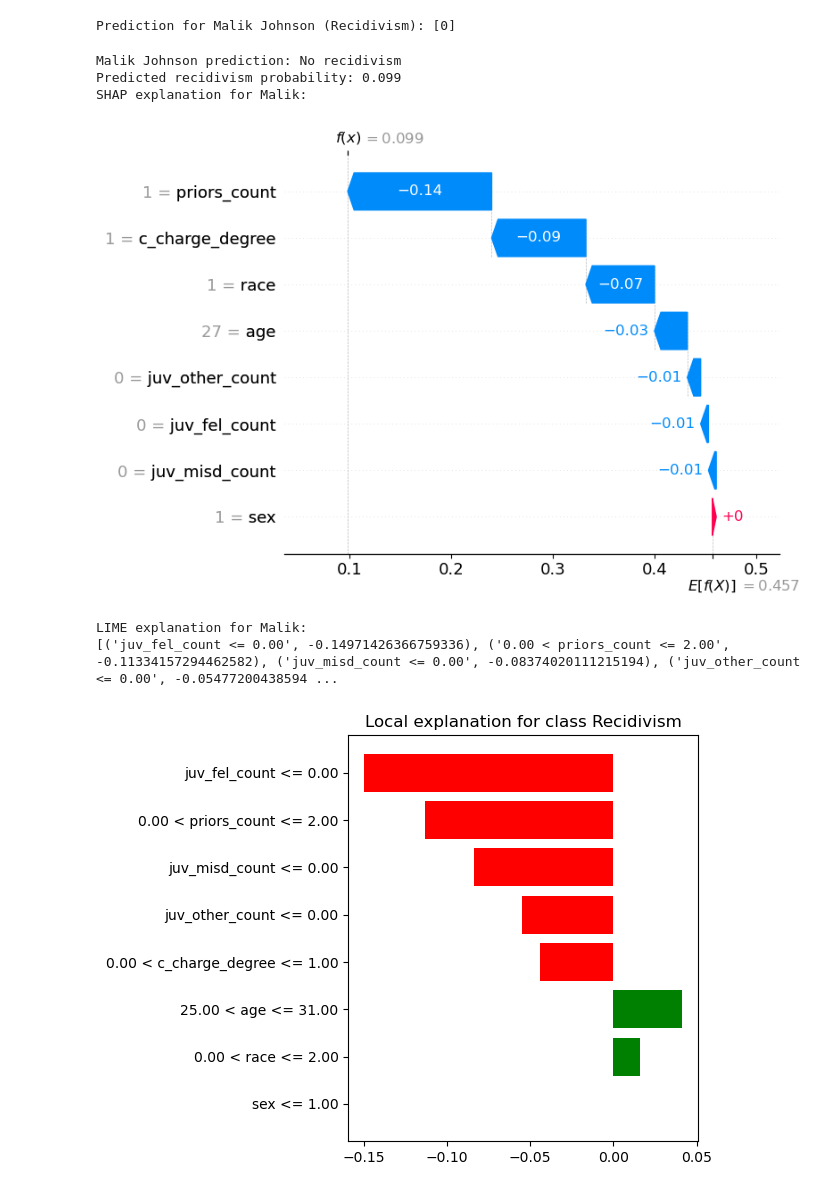
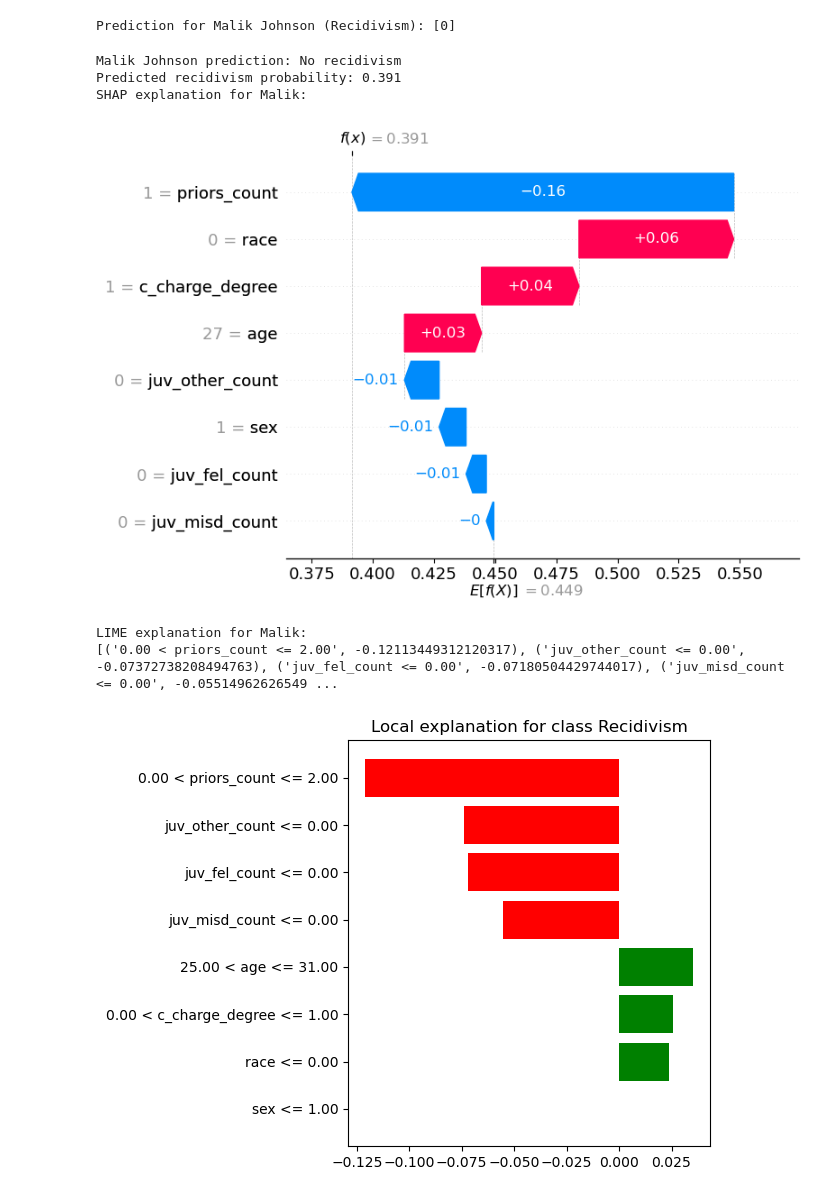
Before and after one commit to ammylin/AIPI590-ML-court-wk4, a Jupyter notebook: machine_learning_court.ipynb, the cells around one changed output. Cells and saved outputs as stored; diff of their text form; code cells hidden in the pictures.

```diff
--- a/machine_learning_court.ipynb
+++ b/machine_learning_court.ipynb
@@ -195,18 +195,28 @@ df_compas = pd.read_csv(url)
 # Filter relevant columns and preprocess
 features = ['age', 'sex', 'race', 'priors_count', 'juv_fel_count', 'juv_misd_count', 'juv_other_count', 'c_charge_degree']
 df = df_compas[features + ['two_year_recid']].dropna()
-df = df[df['c_charge_degree'].isin(['F', 'M'])]  # Filter valid degrees
+df = df[df['c_charge_degree'].isin(['F', 'M'])]
 
-# Encode categoricals
+# Encode categorical variables with explicit mappings so profile values are unambiguous
 df = df.copy()
-df['sex'] = df['sex'].astype('category').cat.codes
-df['race'] = df['race'].astype('category').cat.codes
-df['c_charge_degree'] = df['c_charge_degree'].astype('category').cat.codes
+df['sex'] = df['sex'].map({'Female': 0, 'Male': 1})
+df['race'] = df['race'].map({
+    'African-American': 0,
+    'Asian': 1,
+    'Caucasian': 2,
+    'Hispanic': 3,
+    'Native American': 4,
+    'Other': 5,
+})
+df['c_charge_degree'] = df['c_charge_degree'].map({'F': 1, 'M': 0})
+df = df.dropna()
 
 X = df[features]
 y = df['two_year_recid']
 
-X_train, X_test, y_train, y_test = train_test_split(X, y, test_size=0.2, random_state=42)
+X_train, X_test, y_train, y_test = train_test_split(
+    X, y, test_size=0.2, random_state=42, stratify=y
+)
 
 model_compas = RandomForestClassifier(random_state=42)
 model_compas.fit(X_train, y_train)
@@ -225,12 +235,12 @@ weighted avg       0.63      0.63      0.63      1443
 focus_instance_compas = pd.DataFrame([{
     "age": 27,
     "sex": 1,  # Male
-    "race": 1,  # African-American
+    "race": 0,  # African-American
     "priors_count": 1,
     "juv_fel_count": 0,
     "juv_misd_count": 0,
     "juv_other_count": 0,
-    "c_charge_degree": 1  # Felony
+    "c_charge_degree": 1,  # Felony
 }])
 
 pred = model_compas.predict(focus_instance_compas)
@@ -270,38 +280,43 @@ else:
         if np.ndim(malik_shap_explainer.expected_value) > 0
         else malik_shap_explainer.expected_value
     )
 
 malik_shap_explanation = shap.Explanation(
     values=malik_values,
     base_values=malik_base_value,
     data=malik_instance.iloc[0].values,
     feature_names=malik_instance.columns.tolist(),
 )
 
 print("SHAP explanation for Malik:")
 shap.plots.waterfall(malik_shap_explanation, max_display=len(malik_instance.columns), show=False)
 plt.tight_layout()
 plt.show()
 
+# Keep DataFrame feature names when LIME calls the model.
+def predict_malik_proba(values):
+    values_with_names = pd.DataFrame(values, columns=malik_instance.columns)
+    return model_compas.predict_proba(values_with_names)
+
 # LIME explanation for the same Malik profile
 malik_lime_explanation = lime_explainer.explain_instance(
     malik_instance.iloc[0].to_numpy(),
-    model_compas.predict_proba,
+    predict_malik_proba,
     num_features=len(malik_instance.columns),
 )
 
 print("LIME explanation for Malik:")
 print(malik_lime_explanation.as_list())
 malik_lime_explanation.as_pyplot_figure()
 plt.tight_layout()
 plt.show()
 # %% [output]
 Malik Johnson prediction: No recidivism
-Predicted recidivism probability: 0.099
+Predicted recidivism probability: 0.391
 SHAP explanation for Malik:
-[figure, old version]
+[figure, new version]
 LIME explanation for Malik:
-[('juv_fel_count <= 0.00', -0.14971426366759336), ('0.00 < priors_count <= 2.00', -0.11334157294462582), ('juv_misd_count <= 0.00', -0.08374020111215194), ('juv_other_count <= 0.00', -0.05477200438594 ...
+[('0.00 < priors_count <= 2.00', -0.12113449312120317), ('juv_other_count <= 0.00', -0.07372738208494763), ('juv_fel_count <= 0.00', -0.07180504429744017), ('juv_misd_count <= 0.00', -0.05514962626549 ...
-[figure, old version]
+[figure, new version]
 # %% [markdown]
 ### Model Prediction Summary
```
Also changed, not shown: parts of 4 cells of this notebook, 1 other file.
